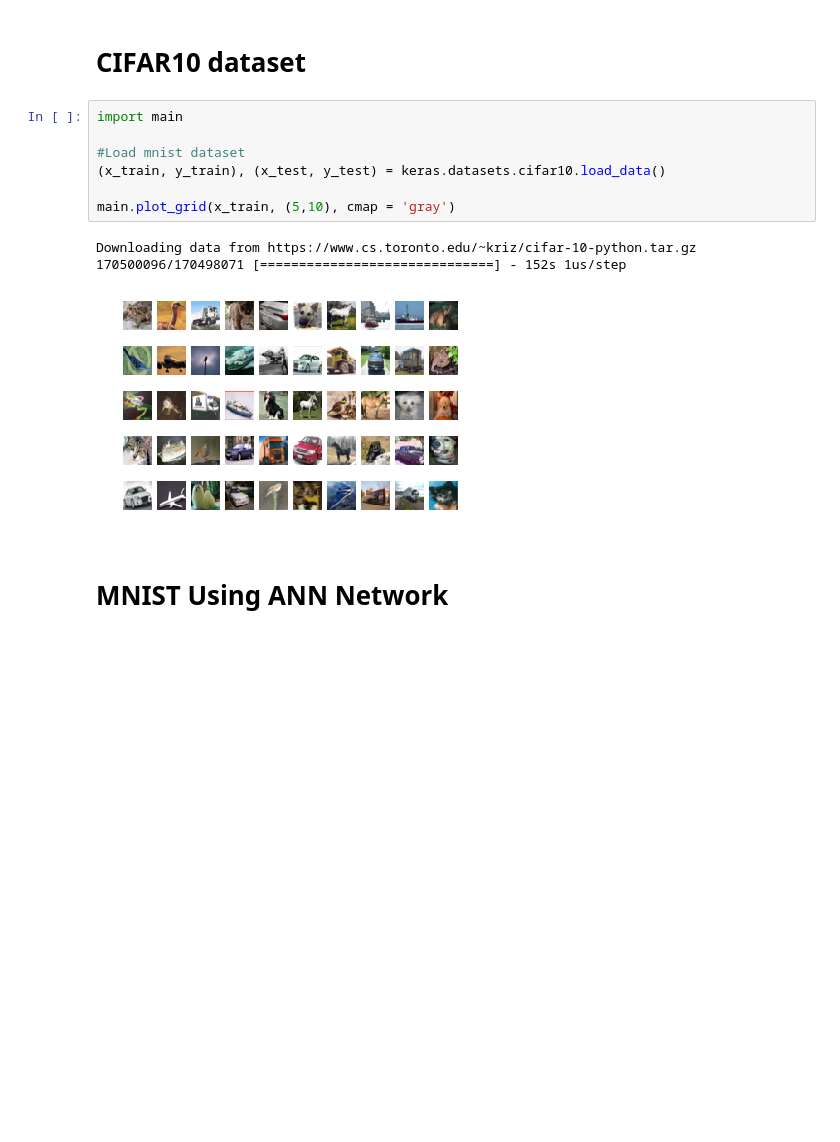
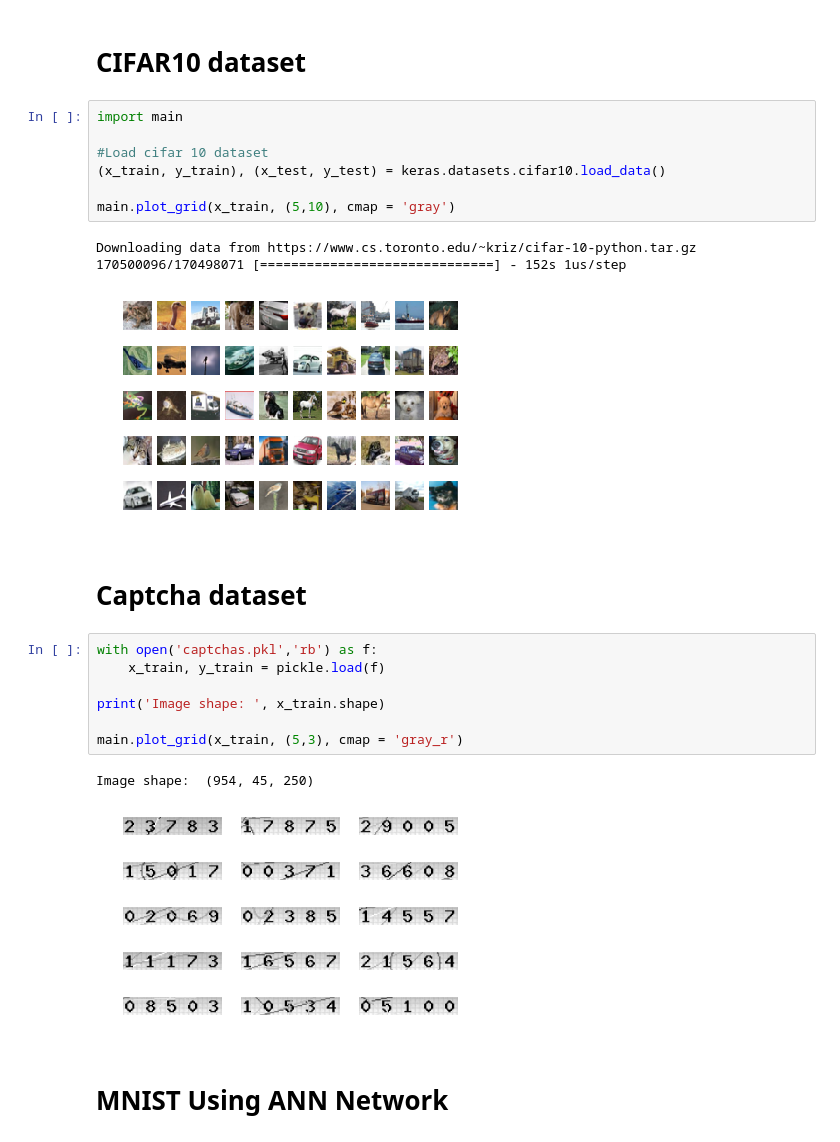
Before and after one commit to moesmatheus/Neural_network, a Jupyter notebook: notebook.ipynb, the cells around one changed output. Saved outputs shown, nothing was run; the diff lists cells and outputs as text; blank space fills up the shorter version.

```diff
--- a/notebook.ipynb
+++ b/notebook.ipynb
@@ -28,7 +30,7 @@ main.plot_grid(x_train, (5,10), cmap = 'gray')
 # %%
 import main
 
-#Load mnist dataset
+#Load cifar 10 dataset
 (x_train, y_train), (x_test, y_test) = keras.datasets.cifar10.load_data()
 
 main.plot_grid(x_train, (5,10), cmap = 'gray')
@@ -36,6 +38,18 @@ main.plot_grid(x_train, (5,10), cmap = 'gray')
 Downloading data from https://www.cs.toronto.edu/~kriz/cifar-10-python.tar.gz
 170500096/170498071 [==============================] - 152s 1us/step
 [figure]
+# %% [markdown]
+# Captcha dataset
+# %%
+with open('captchas.pkl','rb') as f:
+    x_train, y_train = pickle.load(f)
+
+print('Image shape: ', x_train.shape)
+
+main.plot_grid(x_train, (5,3), cmap = 'gray_r')
+# %% [output]
+Image shape:  (954, 45, 250)
+[figure, added]
 # %% [markdown]
 # MNIST Using ANN Network
 # %%
```
Also changed, not shown: parts of 8 cells of this notebook, 1 other file.
